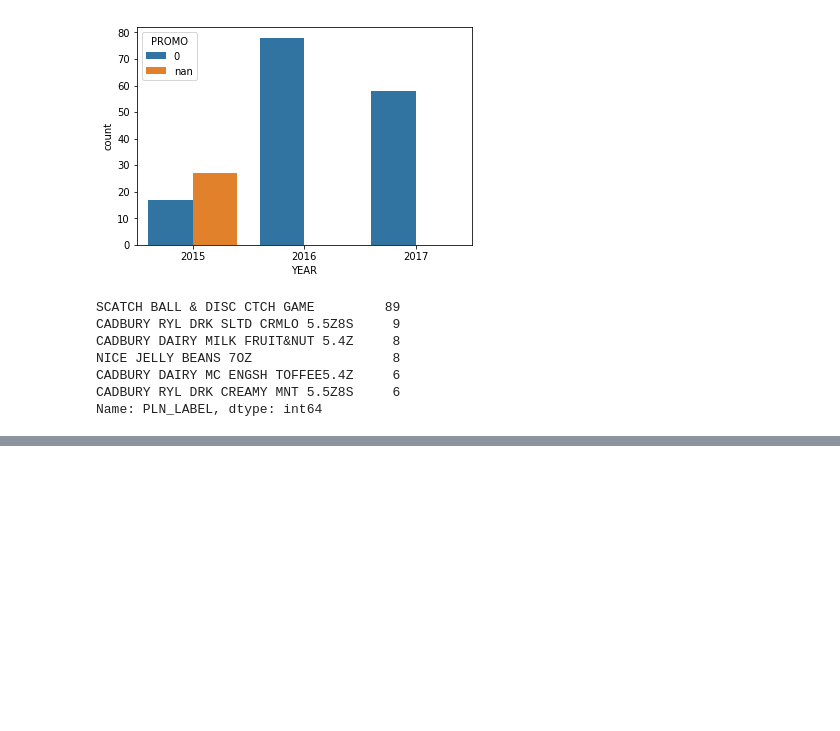
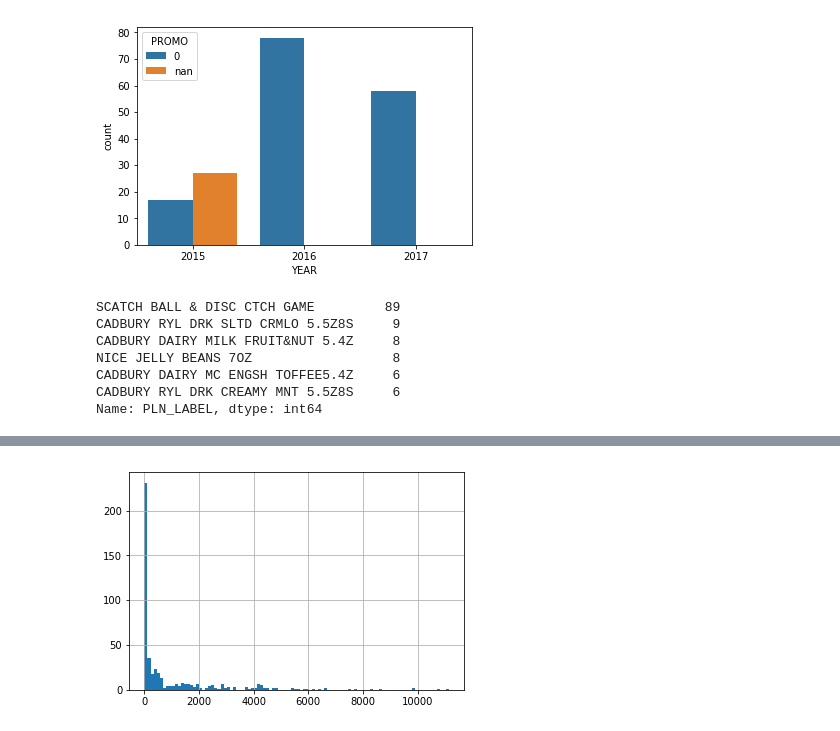
Before and after one commit to antonlagunov1623/ITechArt_lab, a Jupyter notebook: task1.ipynb, the cells around one changed output, grey strips where cells are left out. Cells and saved outputs as stored; diff of their text form; code cells hidden in the pictures; blank space fills up the shorter version.

```diff
--- a/task1.ipynb
+++ b/task1.ipynb
@@ -1062,0 +1194,4 @@ ball['ACTUAL'].plot();
+# %%
+scarfs['YEAR'] = [d.year for d in scarfs['WEEK']]
+scarfs['MONTH'] = [d.month for d in scarfs['WEEK']]
+scarfs['DAY'] = [d.day for d in scarfs['WEEK']]
@@ -1062,0 +1218,2 @@ ball['ACTUAL'].plot();
+# %%
+scarfs['SEG'] = scarfs['SEG'].replace(seg_dic)
@@ -1062,0 +1228,2 @@ ball['ACTUAL'].plot();
+# %%
+scarfs['ACTUAL'] = scarfs['ACTUAL'].apply(lambda x: replace_negative(x))
@@ -1062,0 +1238,2 @@ ball['ACTUAL'].plot();
+# %%
+scarfs['PROMO'] = scarfs['PROMO'].replace(promo_dic)
@@ -1062,0 +1257,4 @@ ball['ACTUAL'].plot();
+# %%
+scarfs['ACTUAL'].hist(bins=100);
+# %% [output]
+[figure, added]
```
Also changed, not shown: parts of 38 cells of this notebook.
